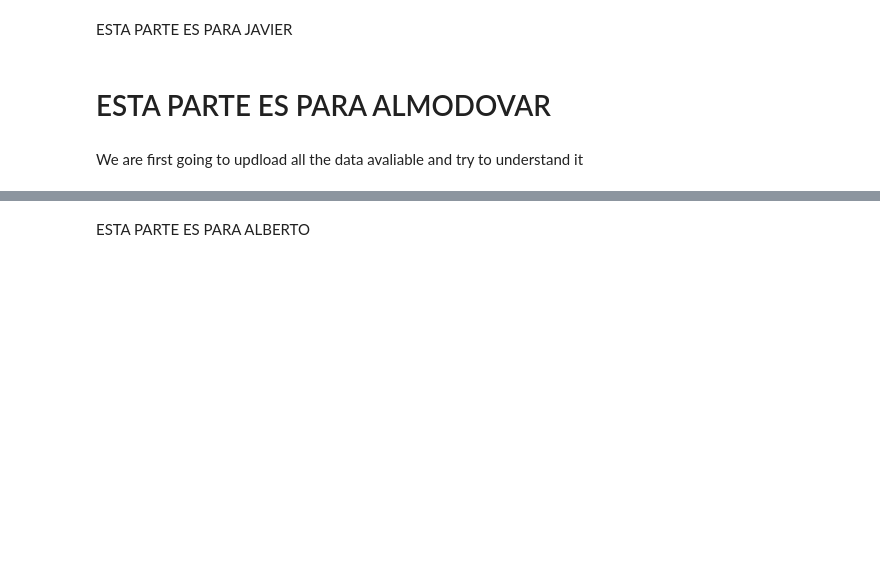
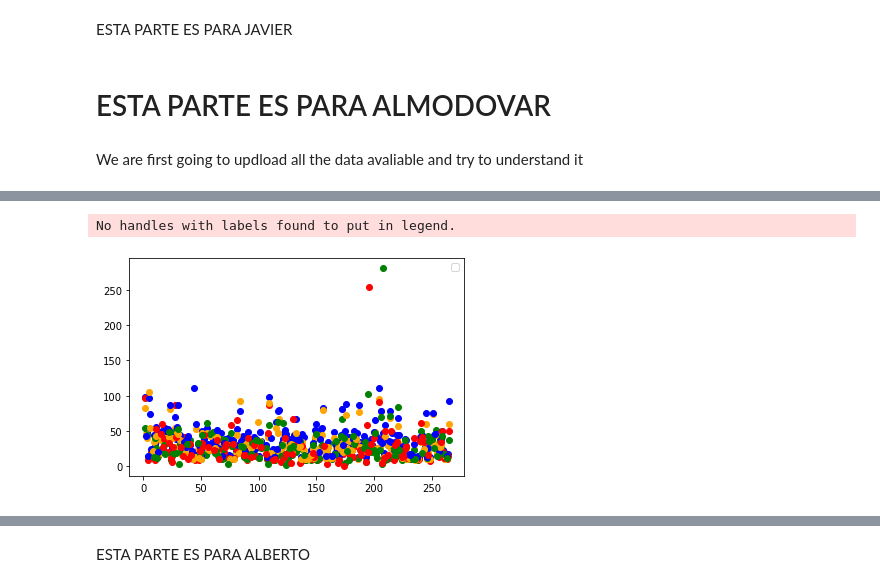
Before and after one commit to ignaac1o/SDComputing_labs, a Jupyter notebook: LAB2/spark_task.ipynb, the cells around one changed output, grey strips where cells are left out. Saved outputs shown, nothing was run; the diff lists cells and outputs as text; code cells hidden in the pictures; blank space fills up the shorter version.

```diff
--- a/LAB2/spark_task.ipynb
+++ b/LAB2/spark_task.ipynb
@@ -117,0 +102,21 @@ only showing top 20 rows
+# %%
+spark_cleaned=spark_dataset.where(spark_dataset.total_amount<=1000)
+spark_cleaned=spark_cleaned.where(spark_cleaned.total_amount>0)
+spark_dataset_cleaned_groupped=spark_cleaned.groupBy('DOLocationID','payment_type').avg('total_amount')
+to_plot_cleaned=spark_dataset_cleaned_groupped.collect()
+# %%
+
+for i in range(len(to_plot_cleaned)):
+    if(to_plot_cleaned[i][1]==1):
+        plt.plot(to_plot_cleaned[i][0],to_plot_cleaned[i][2],marker='o',color="blue")
+    elif(to_plot_cleaned[i][1]==2):
+        plt.plot(to_plot_cleaned[i][0],to_plot_cleaned[i][2],marker='o',color="orange")
+    elif(to_plot_cleaned[i][1]==3):
+        plt.plot(to_plot_cleaned[i][0],to_plot_cleaned[i][2],marker='o',color="green")
+    else:
+        plt.plot(to_plot_cleaned[i][0],to_plot_cleaned[i][2],marker='o',color="red")
+plt.legend()
+plt.show()
+# %% [output]
+No handles with labels found to put in legend.
+[figure, added]
```
Also changed, not shown: parts of 21 cells of this notebook.
